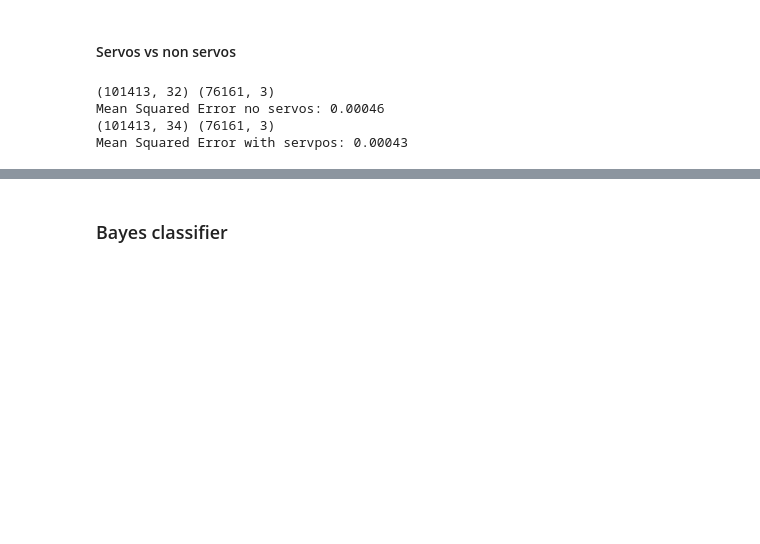
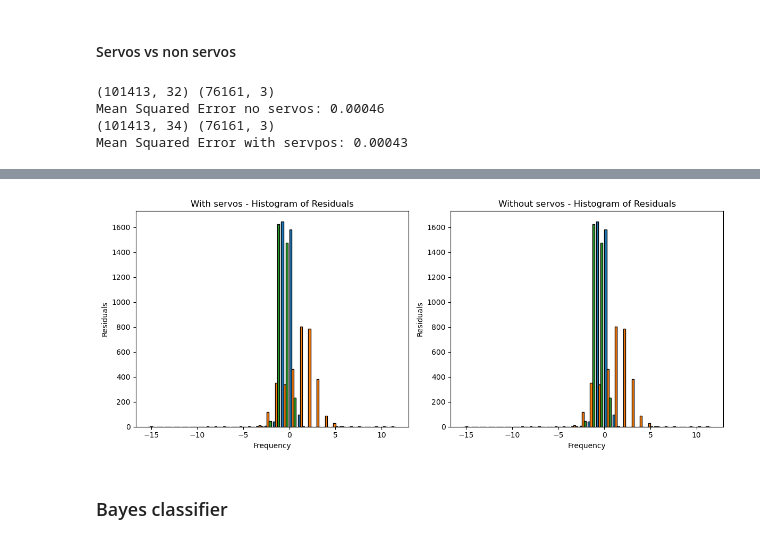
Before and after one commit to shepai/TactileSensor, a Jupyter notebook: Code/Data collection/robot/excel.ipynb, the cells around one changed output, grey strips where cells are left out. Drawn from its saved outputs; the diff is of its cells as text; code cells hidden in the pictures; blank space fills up the shorter version.

```diff
--- a/Code/Data collection/robot/excel.ipynb
+++ b/Code/Data collection/robot/excel.ipynb
@@ -981,3 +973,26 @@ plt.show()
+# %%
+
+fig, axs = plt.subplots(1, 2, figsize=(12, 5))
+
+residuals = y_ramp2-Y_pred2
+axs[0].hist(residuals, bins=30, edgecolor='black')  # You can adjust the number of bins as needed
+axs[0].set_title("With servos - Histogram of Residuals")
+axs[0].set_ylabel('Residuals')
+axs[0].set_xlabel('Frequency')
+
+pred=ridge_model.predict(X_test)
+
+residuals = y_ramp2-Y_pred2
+axs[1].hist(residuals, bins=30, edgecolor='black')  # You can adjust the number of bins as needed
+axs[1].set_title("Without servos - Histogram of Residuals")
+axs[1].set_ylabel('Residuals')
+axs[1].set_xlabel('Frequency')
+
+
+plt.tight_layout()
+plt.show()
+# %% [output]
+[figure, added]
 # %% [markdown]
 ### Bayes classifier
 # %% [markdown]
```
Also changed, not shown: parts of 8 cells of this notebook.
